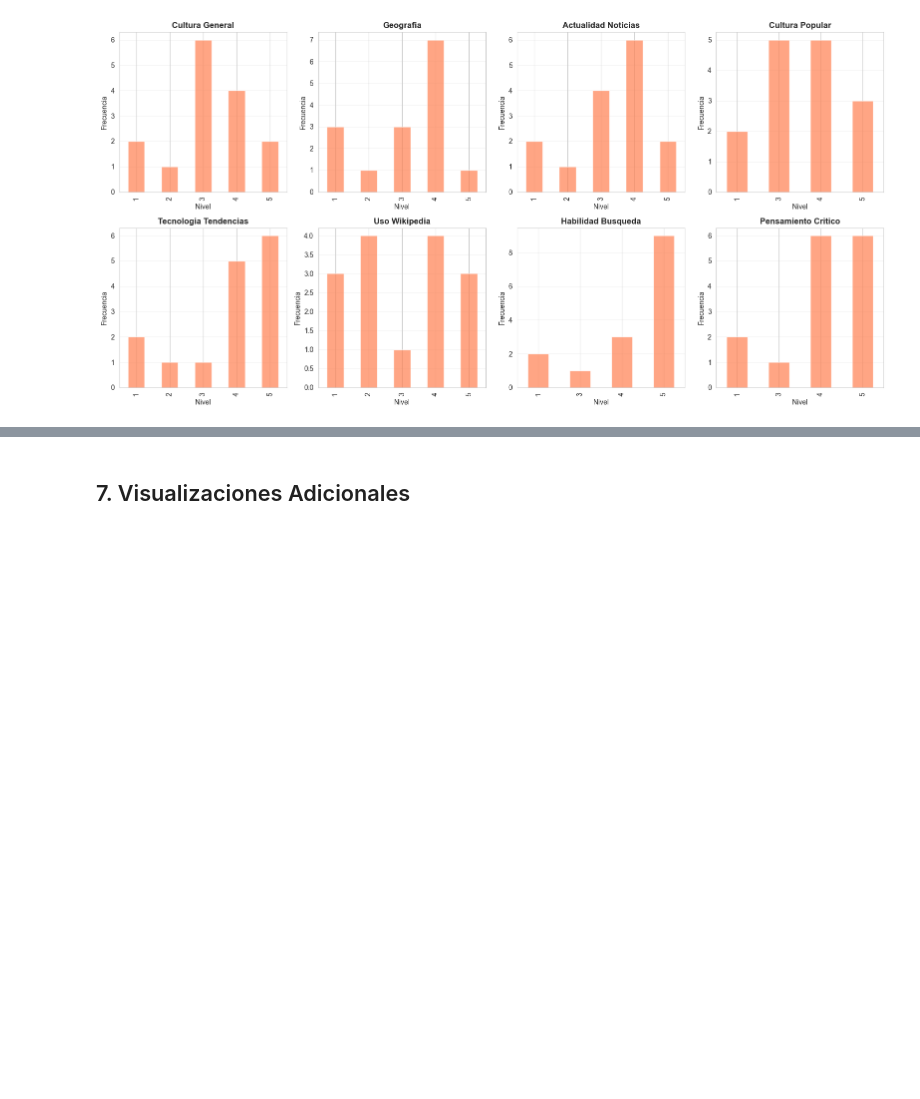
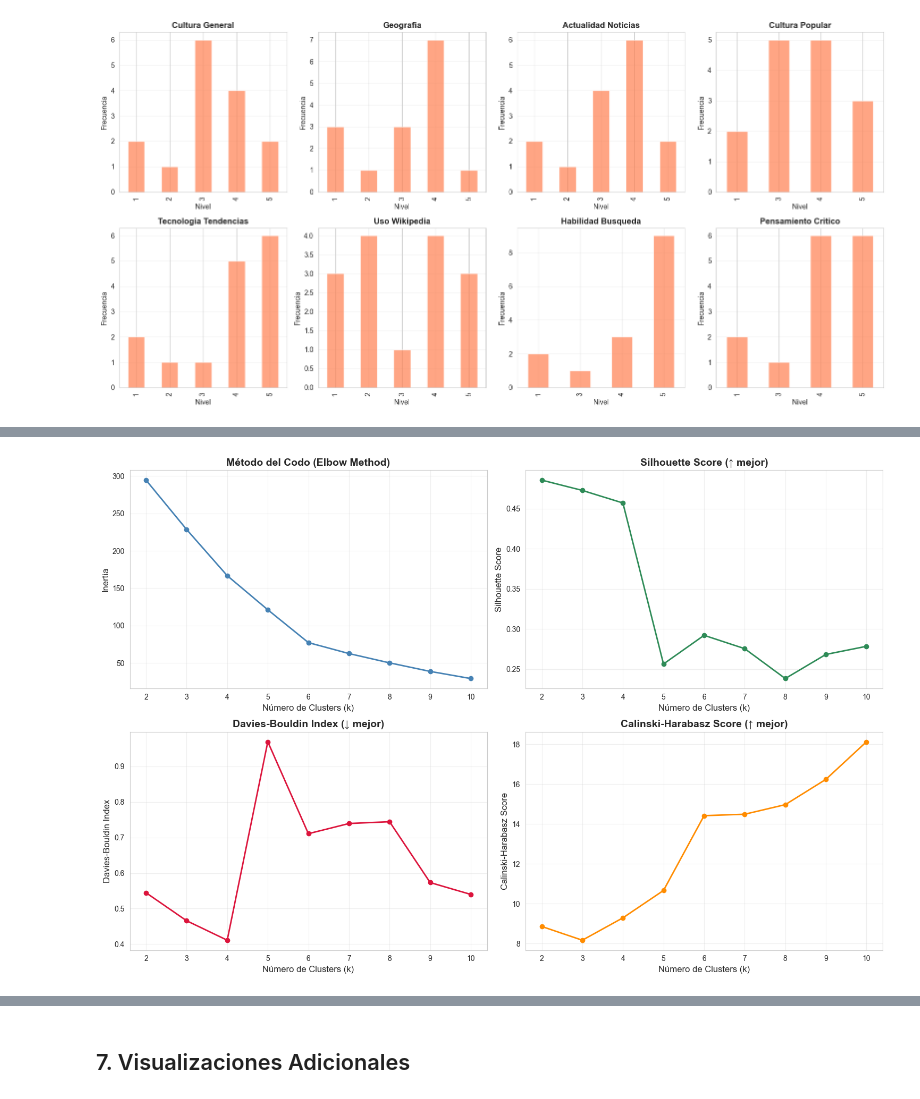
Before and after one commit to alonso02rupa/SpyGame, a Jupyter notebook: estudio/Estudio.ipynb, the cells around one changed output, grey strips where cells are left out. Cells and saved outputs as stored; diff of their text form; code cells hidden in the pictures; blank space fills up the shorter version.

```diff
--- a/estudio/Estudio.ipynb
+++ b/estudio/Estudio.ipynb
@@ -360,0 +1025,85 @@ plt.show()
+# %%
+### 9.1 Determinación del Número Óptimo de Clusters
+
+from sklearn.cluster import KMeans
+from sklearn.metrics import silhouette_score, davies_bouldin_score, calinski_harabasz_score
+
+# Probar diferentes números de clusters
+k_range = range(2, min(11, len(Z_u)))  # Hasta 10 clusters o menos si hay pocos datos
+metrics_results = {
+    'k': [],
+    'inertia': [],
+    'silhouette': [],
+    'davies_bouldin': [],
+    'calinski_harabasz': []
+}
+
+print("=== Evaluando diferentes valores de k ===")
+for k in k_range:
+    # Aplicar K-Means sobre los embeddings PCA
+    kmeans = KMeans(n_clusters=k, random_state=42, n_init=10)
+    labels = kmeans.fit_predict(Z_u)
+
+    # Calcular métricas
+    inertia = kmeans.inertia_
+    silhouette = silhouette_score(Z_u, labels)
+    davies_bouldin = davies_bouldin_score(Z_u, labels)
+    calinski_harabasz = calinski_harabasz_score(Z_u, labels)
+
+    metrics_results['k'].append(k)
+    metrics_results['inertia'].append(inertia)
+    metrics_results['silhouette'].append(silhouette)
+    metrics_results['davies_bouldin'].append(davies_bouldin)
+    metrics_results['calinski_harabasz'].append(calinski_harabasz)
+
+    print(f"k={k}: Silhouette={silhouette:.3f}, Davies-Bouldin={davies_bouldin:.3f}")
+
+# Visualizar métricas
+fig, axes = plt.subplots(2, 2, figsize=(15, 10))
+
+# Elbow method (Inertia)
+axes[0, 0].plot(metrics_results['k'], metrics_results['inertia'], marker='o', linewidth=2, color='steelblue')
+axes[0, 0].set_xlabel('Número de Clusters (k)', fontsize=12)
+axes[0, 0].set_ylabel('Inertia', fontsize=12)
+axes[0, 0].set_title('Método del Codo (Elbow Method)', fontweight='bold', fontsize=14)
+axes[0, 0].grid(alpha=0.3)
+
+# Silhouette Score (mayor es mejor)
+axes[0, 1].plot(metrics_results['k'], metrics_results['silhouette'], marker='o', linewidth=2, color='seagreen')
+axes[0, 1].set_xlabel('Número de Clusters (k)', fontsize=12)
+axes[0, 1].set_ylabel('Silhouette Score', fontsize=12)
+axes[0, 1].set_title('Silhouette Score (↑ mejor)', fontweight='bold', fontsize=14)
+axes[0, 1].grid(alpha=0.3)
+
+# Davies-Bouldin Index (menor es mejor)
+axes[1, 0].plot(metrics_results['k'], metrics_results['davies_bouldin'], marker='o', linewidth=2, color='crimson')
+axes[1, 0].set_xlabel('Número de Clusters (k)', fontsize=12)
+axes[1, 0].set_ylabel('Davies-Bouldin Index', fontsize=12)
+axes[1, 0].set_title('Davies-Bouldin Index (↓ mejor)', fontweight='bold', fontsize=14)
+axes[1, 0].grid(alpha=0.3)
+
+# Calinski-Harabasz Score (mayor es mejor)
+axes[1, 1].plot(metrics_results['k'], metrics_results['calinski_harabasz'], marker='o', linewidth=2, color='darkorange')
+axes[1, 1].set_xlabel('Número de Clusters (k)', fontsize=12)
+axes[1, 1].set_ylabel('Calinski-Harabasz Score', fontsize=12)
+axes[1, 1].set_title('Calinski-Harabasz Score (↑ mejor)', fontweight='bold', fontsize=14)
+axes[1, 1].grid(alpha=0.3)
+
+plt.tight_layout()
+plt.show()
+
+# Sugerir k óptimo basado en métricas
+best_k_silhouette = metrics_results['k'][np.argmax(metrics_results['silhouette'])]
+best_k_davies = metrics_results['k'][np.argmin(metrics_results['davies_bouldin'])]
+best_k_calinski = metrics_results['k'][np.argmax(metrics_results['calinski_harabasz'])]
+
+print(f"\n=== Valores Óptimos de k según Métricas ===")
+print(f"Mejor k según Silhouette Score: {best_k_silhouette}")
+print(f"Mejor k según Davies-Bouldin: {best_k_davies}")
+print(f"Mejor k según Calinski-Harabasz: {best_k_calinski}")
+
+# Seleccionar k por consenso (moda o más frecuente)
+from scipy import stats
+k_optimal = int(stats.mode([best_k_silhouette, best_k_davies, best_k_calinski], keepdims=True)[0][0])
+print(f"\nk óptimo seleccionado (consenso): {k_optimal}")
+# %% [output]
@@ -360,0 +1120 @@ plt.show()
+[figure, added]
```
Also changed, not shown: parts of 24 cells of this notebook, 33 other files.
